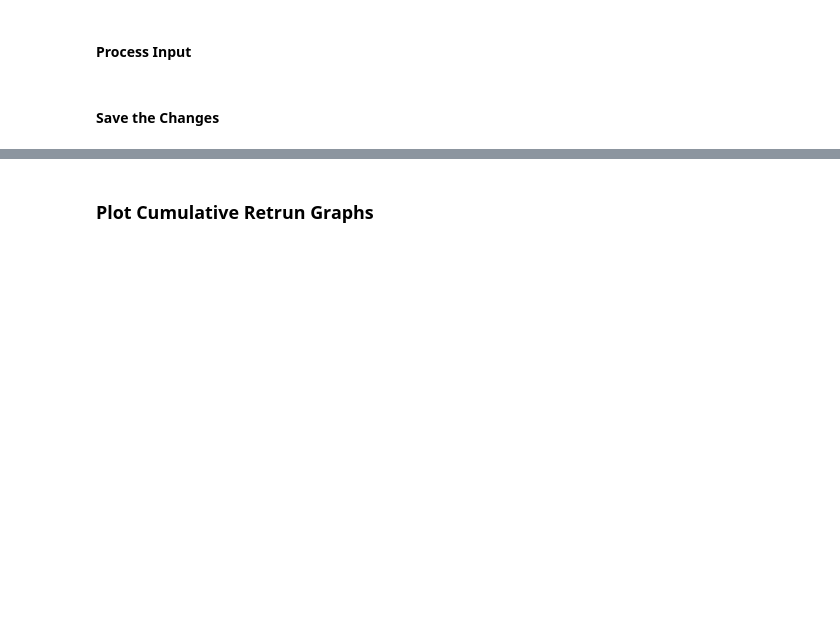
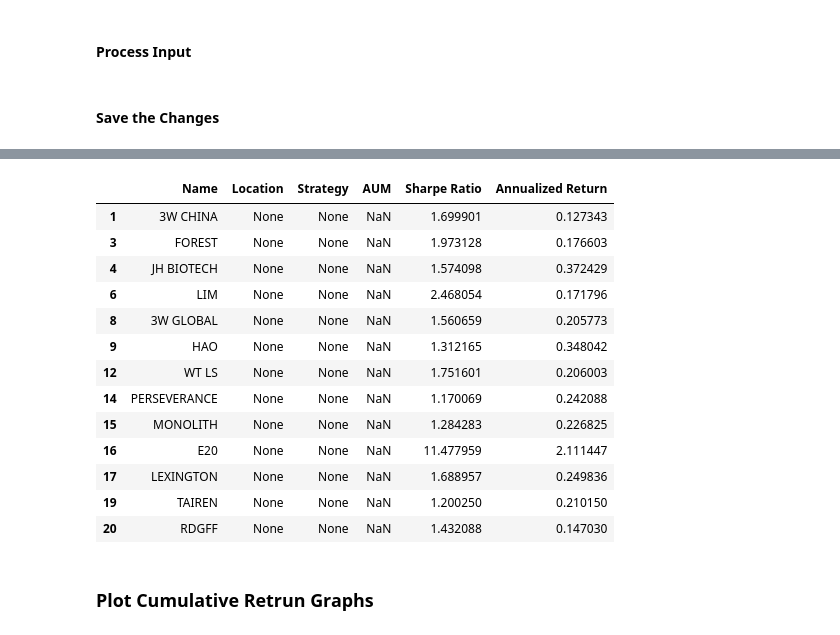
Before and after one commit to python-Marsh/fofproject, a Jupyter notebook: fund_workstation.ipynb, the cells around one changed output, grey strips where cells are left out. Cells and saved outputs as stored; diff of their text form; code cells hidden in the pictures; blank space fills up the shorter version.

```diff
--- a/fund_workstation.ipynb
+++ b/fund_workstation.ipynb
@@ -42,6 +71,30 @@ save_changes_in_fund(merged)
 # %%
-# Inception column will add a new column for since inception return
-merged['CRABEL MULTI'].export_monthly_table(
-    # benchmark = funds['MSCI WORLD'],
-    inception_column = False,
-    )
+# Combine all conditions in a single filter
+filtered = df[
+    (df["Sharpe Ratio"] > 1) &
+    (df["Annualized Return"] > 0.1)
+]
+
+# Column List = ["Name", "Description", "Location", "Strategy", "Sector", "Managers", "Contact", "AUM",
+#                     "Net Exposure", "Net Return", "Mgmt Fee", "Perf Fee", "Inception Date", "Latest Date",
+#                     "# Months", "Cumulative Return", "Annualized Return", "Volatility", "Sharpe Ratio",
+#                     "Sortino Ratio", "Max Drawdown", "Positive Months"]
+
+# Then, select only the columns you want
+filtered = filtered[["Name", "Location", "Strategy", "AUM", "Sharpe Ratio", "Annualized Return"]]
+filtered
+# %% [output]
+|  | Name | Location | Strategy | AUM | Sharpe Ratio | Annualized Return |
+| 1 | 3W CHINA | None | None | NaN | 1.699901 | 0.127343 |
+| 3 | FOREST | None | None | NaN | 1.973128 | 0.176603 |
+| 4 | JH BIOTECH | None | None | NaN | 1.574098 | 0.372429 |
+| 6 | LIM | None | None | NaN | 2.468054 | 0.171796 |
+| 8 | 3W GLOBAL | None | None | NaN | 1.560659 | 0.205773 |
+| 9 | HAO | None | None | NaN | 1.312165 | 0.348042 |
+| 12 | WT LS | None | None | NaN | 1.751601 | 0.206003 |
+| 14 | PERSEVERANCE | None | None | NaN | 1.170069 | 0.242088 |
+| 15 | MONOLITH | None | None | NaN | 1.284283 | 0.226825 |
+| 16 | E20 | None | None | NaN | 11.477959 | 2.111447 |
+| 17 | LEXINGTON | None | None | NaN | 1.688957 | 0.249836 |
+| 19 | TAIREN | None | None | NaN | 1.200250 | 0.210150 |
+| 20 | RDGFF | None | None | NaN | 1.432088 | 0.147030 |
```
Also changed, not shown: parts of 8 cells of this notebook, 6 other files.
